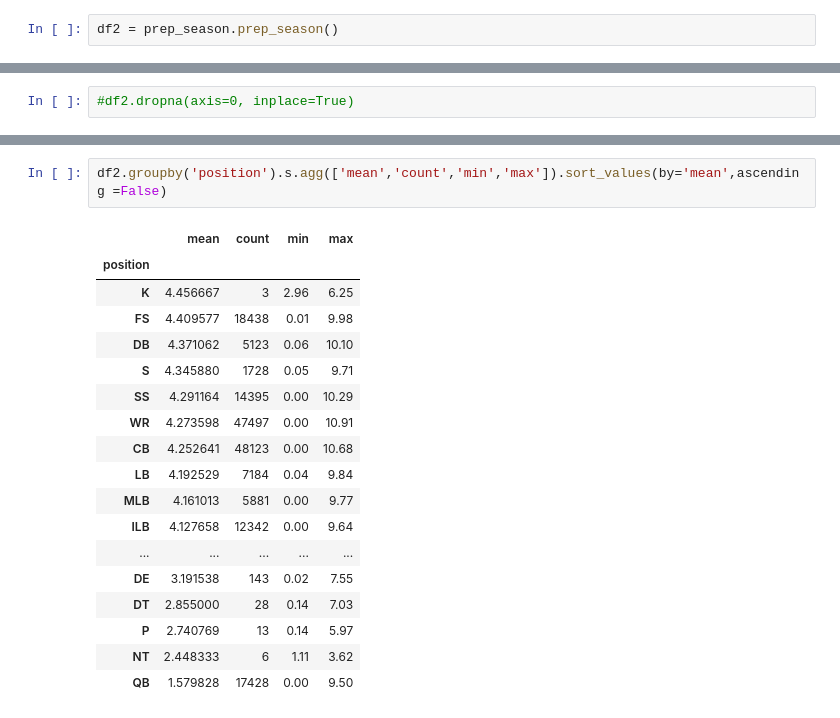
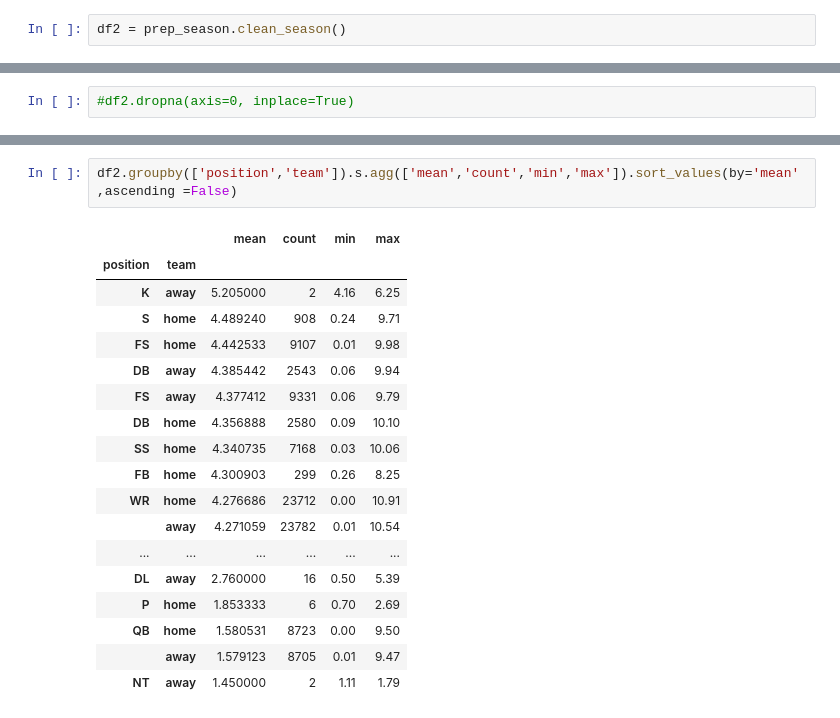
Before and after one commit to Fourth-and-Four/NFL-Big-Data-Bowl-2021, a Jupyter notebook: players_george.ipynb, the cells around one changed output, grey strips where cells are left out. Drawn from its saved outputs; the diff is of its cells as text.

```diff
--- a/players_george.ipynb
+++ b/players_george.ipynb
@@ -178,5 +179,5 @@ import prep_season
 # %% [output]
 Prep_Season.py Loaded Successfully
 # %%
-df2 = prep_season.prep_season()
+df2 = prep_season.clean_season()
 # %% [output]
@@ -306,21 +323,21 @@ plt.show()
 # %%
-df2.groupby('position').s.agg(['mean','count','min','max']).sort_values(by='mean',ascending =False)
+df2.groupby(['position','team']).s.agg(['mean','count','min','max']).sort_values(by='mean',ascending =False)
 # %% [output]
-|  | mean | count | min | max |
-| position |  |  |  |  |
-| K | 4.456667 | 3 | 2.96 | 6.25 |
-| FS | 4.409577 | 18438 | 0.01 | 9.98 |
-| DB | 4.371062 | 5123 | 0.06 | 10.10 |
-| S | 4.345880 | 1728 | 0.05 | 9.71 |
-| SS | 4.291164 | 14395 | 0.00 | 10.29 |
-| WR | 4.273598 | 47497 | 0.00 | 10.91 |
-| CB | 4.252641 | 48123 | 0.00 | 10.68 |
-| LB | 4.192529 | 7184 | 0.04 | 9.84 |
-| MLB | 4.161013 | 5881 | 0.00 | 9.77 |
-| ILB | 4.127658 | 12342 | 0.00 | 9.64 |
-| ... | ... | ... | ... | ... |
-| DE | 3.191538 | 143 | 0.02 | 7.55 |
-| DT | 2.855000 | 28 | 0.14 | 7.03 |
-| P | 2.740769 | 13 | 0.14 | 5.97 |
-| NT | 2.448333 | 6 | 1.11 | 3.62 |
-| QB | 1.579828 | 17428 | 0.00 | 9.50 |
+|  |  | mean | count | min | max |
+| position | team |  |  |  |  |
+| K | away | 5.205000 | 2 | 4.16 | 6.25 |
+| S | home | 4.489240 | 908 | 0.24 | 9.71 |
+| FS | home | 4.442533 | 9107 | 0.01 | 9.98 |
+| DB | away | 4.385442 | 2543 | 0.06 | 9.94 |
+| FS | away | 4.377412 | 9331 | 0.06 | 9.79 |
+| DB | home | 4.356888 | 2580 | 0.09 | 10.10 |
+| SS | home | 4.340735 | 7168 | 0.03 | 10.06 |
+| FB | home | 4.300903 | 299 | 0.26 | 8.25 |
+| WR | home | 4.276686 | 23712 | 0.00 | 10.91 |
+|  | away | 4.271059 | 23782 | 0.01 | 10.54 |
+| ... | ... | ... | ... | ... | ... |
+| DL | away | 2.760000 | 16 | 0.50 | 5.39 |
+| P | home | 1.853333 | 6 | 0.70 | 2.69 |
+| QB | home | 1.580531 | 8723 | 0.00 | 9.50 |
+|  | away | 1.579123 | 8705 | 0.01 | 9.47 |
+| NT | away | 1.450000 | 2 | 1.11 | 1.79 |
```
Also changed, not shown: parts of 15 cells of this notebook, 1 other file.
